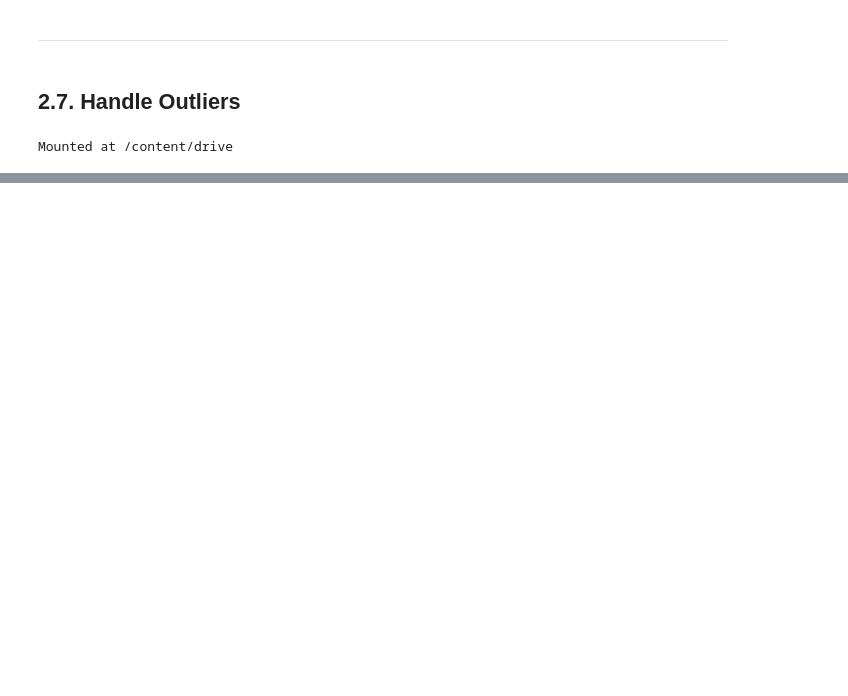
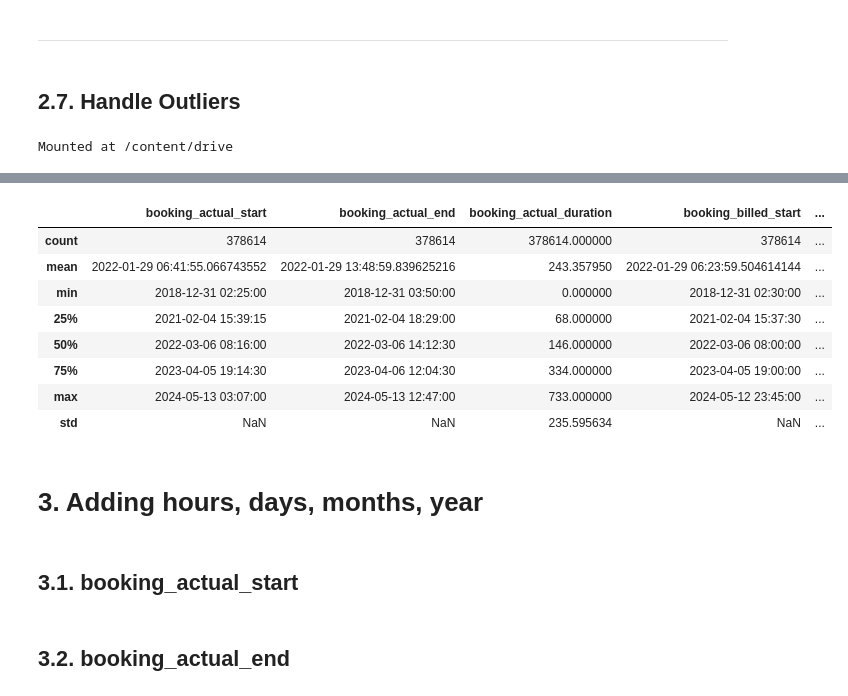
Before and after one commit to tejasnavalkhe/Optimising-Car-Sharing-Profitability-with-a-Regional-Pricing-Strategy, a Jupyter notebook: code/Data Cleaning and Feature Engineering.ipynb, the cells around one changed output, grey strips where cells are left out. Saved outputs shown, nothing was run; the diff lists cells and outputs as text; code cells hidden in the pictures; blank space fills up the shorter version.

```diff
--- a/code/Data Cleaning and Feature Engineering.ipynb
+++ b/code/Data Cleaning and Feature Engineering.ipynb
@@ -844,0 +964,16 @@ Mounted at /content/drive
+# %%
+df.describe()
+# %% [output]
+|  | booking_actual_start | booking_actual_end | booking_actual_duration | booking_billed_start | ... |
+| count | 378614 | 378614 | 378614.000000 | 378614 | ... |
+| mean | 2022-01-29 06:41:55.066743552 | 2022-01-29 13:48:59.839625216 | 243.357950 | 2022-01-29 06:23:59.504614144 | ... |
+| min | 2018-12-31 02:25:00 | 2018-12-31 03:50:00 | 0.000000 | 2018-12-31 02:30:00 | ... |
+| 25% | 2021-02-04 15:39:15 | 2021-02-04 18:29:00 | 68.000000 | 2021-02-04 15:37:30 | ... |
+| 50% | 2022-03-06 08:16:00 | 2022-03-06 14:12:30 | 146.000000 | 2022-03-06 08:00:00 | ... |
+| 75% | 2023-04-05 19:14:30 | 2023-04-06 12:04:30 | 334.000000 | 2023-04-05 19:00:00 | ... |
+| max | 2024-05-13 03:07:00 | 2024-05-13 12:47:00 | 733.000000 | 2024-05-12 23:45:00 | ... |
+| std | NaN | NaN | 235.595634 | NaN | ... |
+# %% [markdown]
+# 3. Adding hours, days, months, year
+# %% [markdown]
+## 3.1. booking_actual_start
@@ -844,0 +985,2 @@ Mounted at /content/drive
+# %% [markdown]
+## 3.2. booking_actual_end
```
Also changed, not shown: parts of 27 cells of this notebook.
